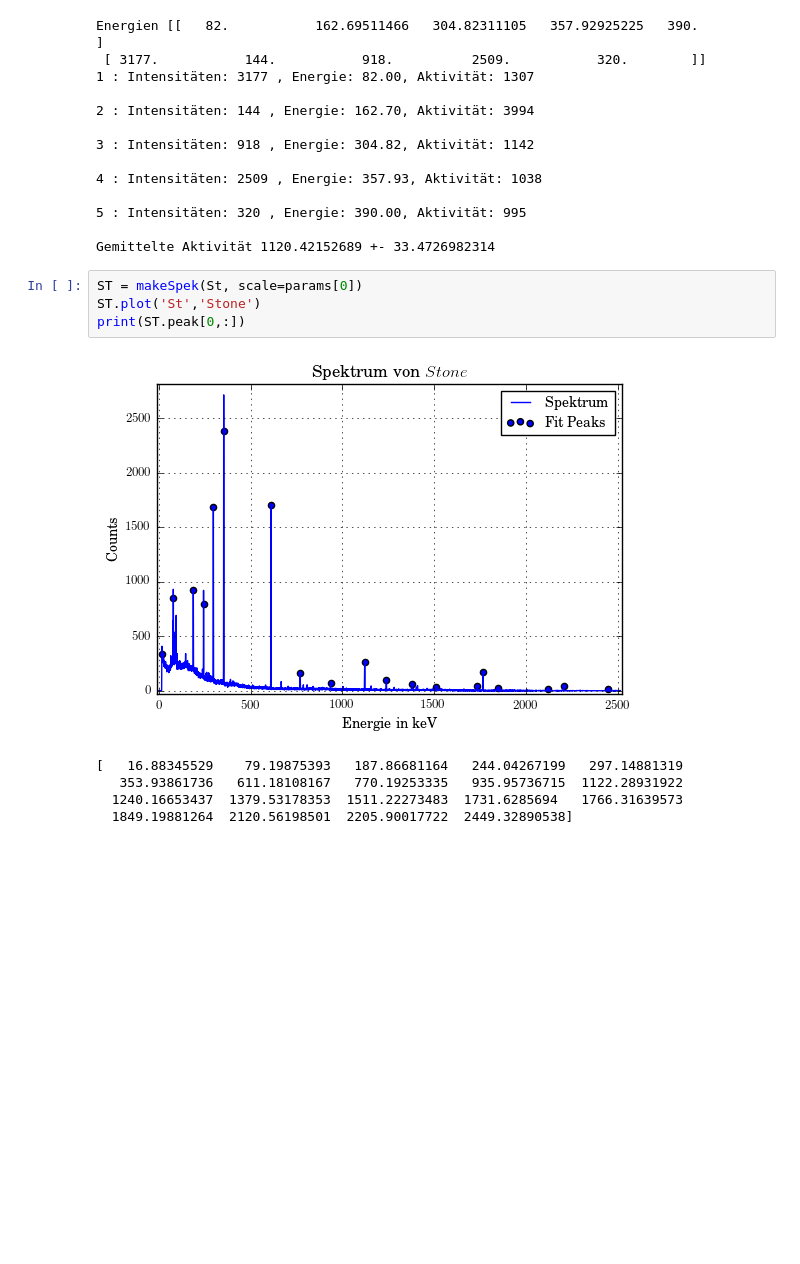
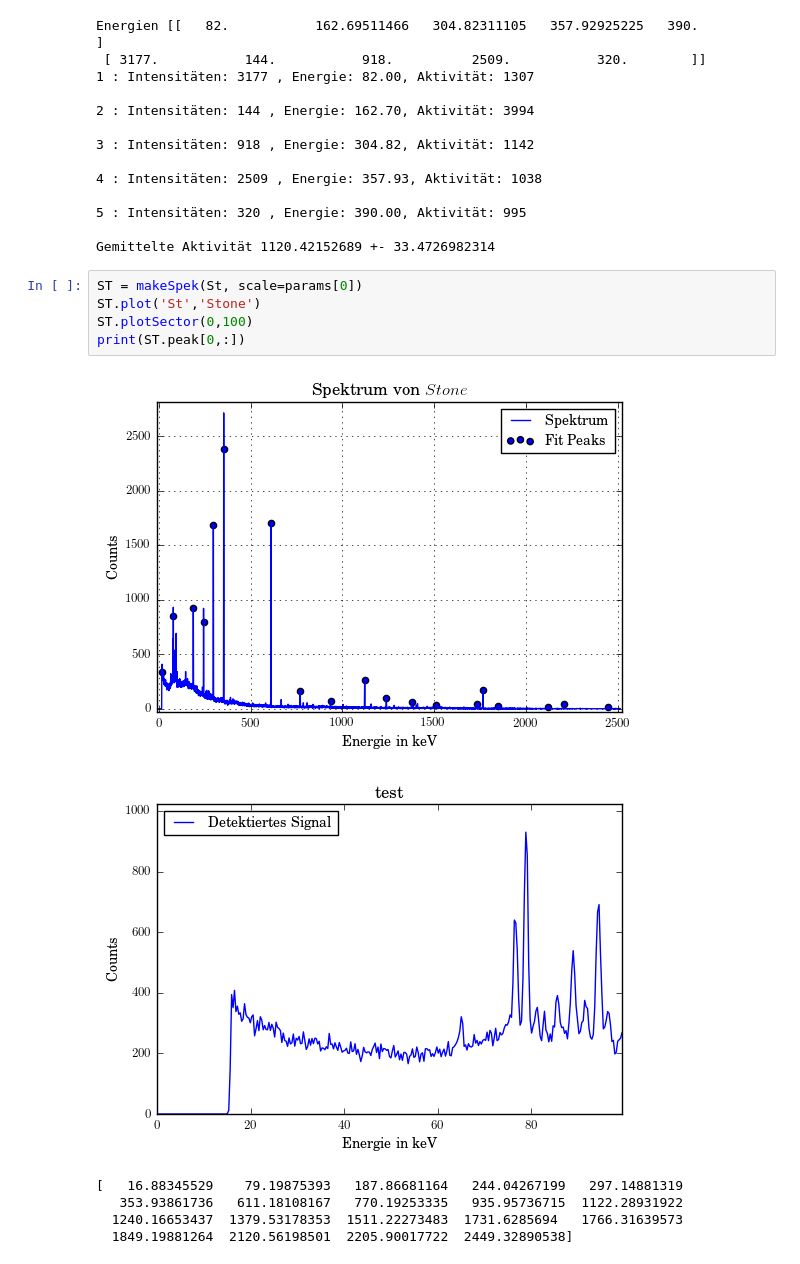
Before and after one commit to MaxSac/FP-Praktikum, a Jupyter notebook: 03-09.01.2017/calculation.ipynb, the cells around one changed output. Saved outputs shown, nothing was run; the diff lists cells and outputs as text; blank space fills up the shorter version.

```diff
--- a/03-09.01.2017/calculation.ipynb
+++ b/03-09.01.2017/calculation.ipynb
@@ -303,9 +305,11 @@ Gemittelte Aktivität 1120.42152689 +- 33.4726982314
 # %%
 ST = makeSpek(St, scale=params[0])
 ST.plot('St','Stone')
+ST.plotSector(0,100)
 print(ST.peak[0,:])
 # %% [output]
 [figure]
+[figure, added]
 [   16.88345529    79.19875393   187.86681164   244.04267199   297.14881319
    353.93861736   611.18108167   770.19253335   935.95736715  1122.28931922
   1240.16653437  1379.53178353  1511.22273483  1731.6285694   1766.31639573
```
Also changed, not shown: parts of 1 cell of this notebook, 16 other files.
